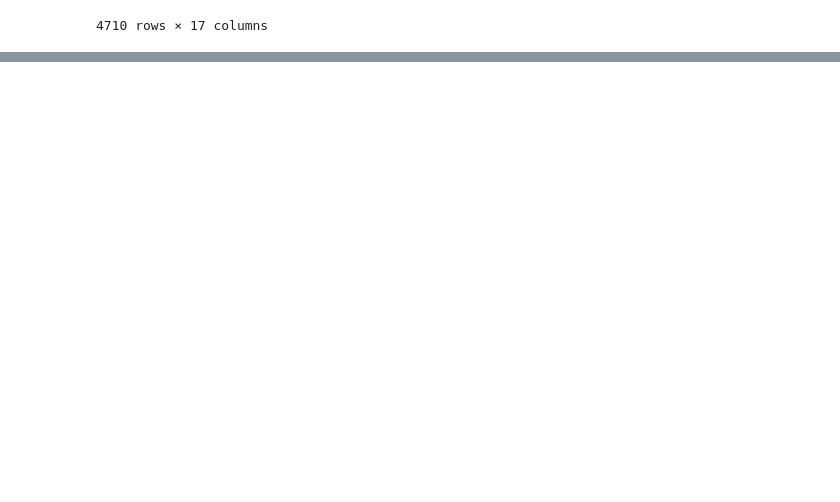
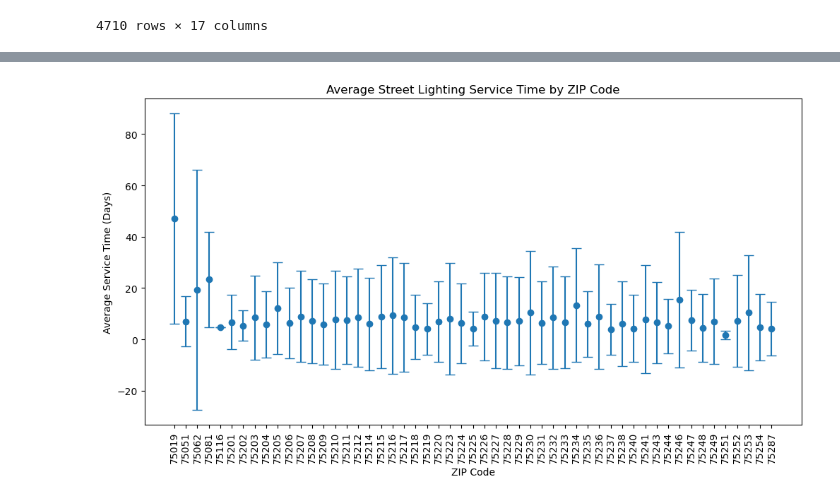
Before and after one commit to ratraverfallick/Hackathon_REU2026_Group4, a Jupyter notebook: lightdata.ipynb, the cells around one changed output, grey strips where cells are left out. Drawn from its saved outputs; the diff is of its cells as text; code cells hidden in the pictures; blank space fills up the shorter version.

```diff
--- a/lightdata.ipynb
+++ b/lightdata.ipynb
@@ -260,2 +263,10 @@ See the caveats in the documentation: https://pandas.pydata.org/pandas-docs/stab
 # %%
 light_df.to_csv("street_lighting_2021_2025.csv", index=False)
+# %%
+zip_stats = (
+    closed.groupby("zip_code")["service_time_days"]
+    .agg(["mean", "std", "count"])
+    .reset_index()
+)
+
+zip_stats
@@ -261,0 +291,18 @@ light_df.to_csv("street_lighting_2021_2025.csv", index=False)
+# %%
+plt.figure(figsize=(12, 6))
+
+plt.errorbar(
+    zip_stats["zip_code"],
+    zip_stats["mean"],
+    yerr=zip_stats["std"],
+    fmt="o",
+    capsize=5
+)
+
+plt.xticks(rotation=90)
+plt.xlabel("ZIP Code")
+plt.ylabel("Average Service Time (Days)")
+plt.title("Average Street Lighting Service Time by ZIP Code")
+plt.show()
+# %% [output]
+[figure, added]
```
Also changed, not shown: parts of 8 cells of this notebook.
